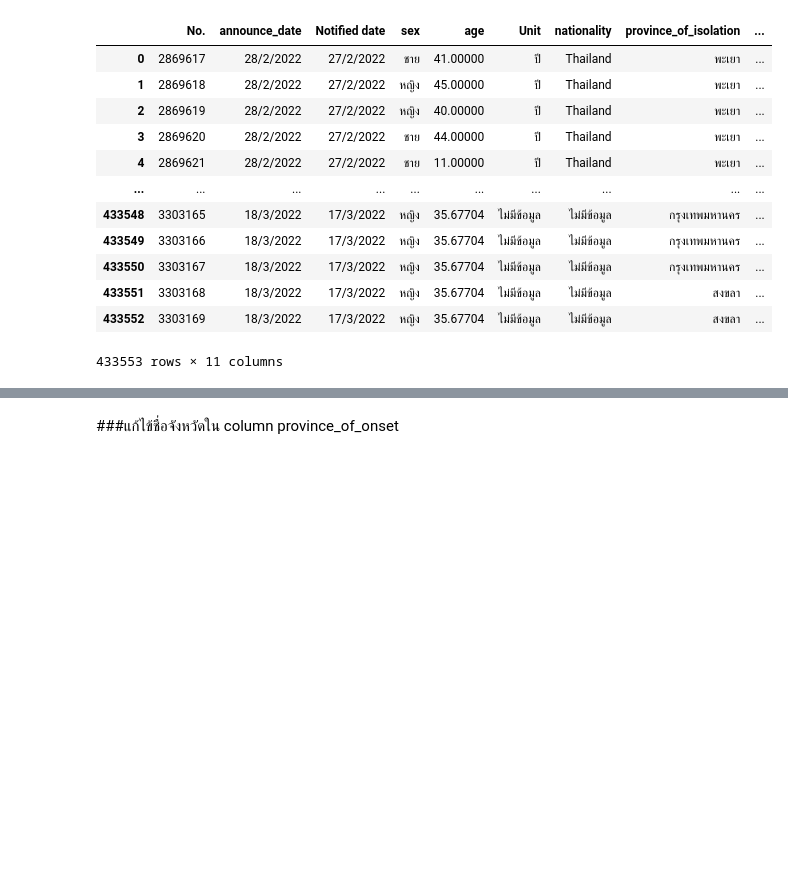
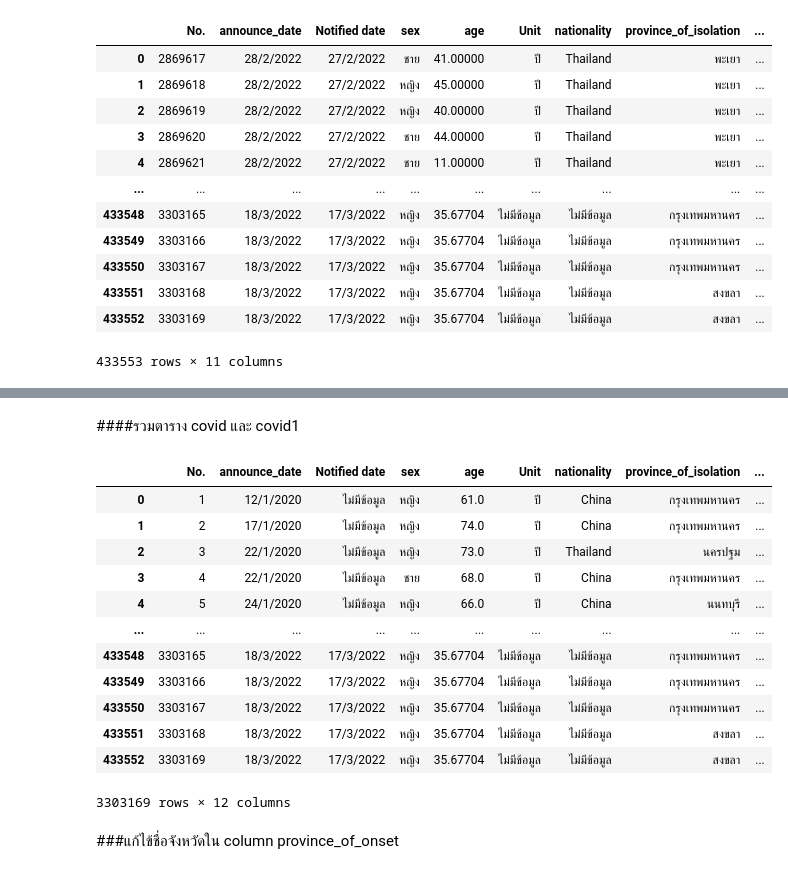
Before and after one commit to pondbaahh/data_viz_2022, a Jupyter notebook: Final_Project.ipynb, the cells around one changed output, grey strips where cells are left out. Drawn from its saved outputs; the diff is of its cells as text; code cells hidden in the pictures; blank space fills up the shorter version.

```diff
--- a/Final_Project.ipynb
+++ b/Final_Project.ipynb
@@ -379,3 +419,22 @@ data_covid_mean4
+# %% [markdown]
+####รวมตาราง covid และ covid1
+# %%
+confirm = pd.concat([covid ,covid1])  #รวมตาราง
+confirm
+# %% [output]
+|  | No. | announce_date | Notified date | sex | age | Unit | nationality | province_of_isolation | ... |
+| 0 | 1 | 12/1/2020 | ไม่มีข้อมูล | หญิง | 61.0 | ปี | China | กรุงเทพมหานคร | ... |
+| 1 | 2 | 17/1/2020 | ไม่มีข้อมูล | หญิง | 74.0 | ปี | China | กรุงเทพมหานคร | ... |
+| 2 | 3 | 22/1/2020 | ไม่มีข้อมูล | หญิง | 73.0 | ปี | Thailand | นครปฐม | ... |
+| 3 | 4 | 22/1/2020 | ไม่มีข้อมูล | ชาย | 68.0 | ปี | China | กรุงเทพมหานคร | ... |
+| 4 | 5 | 24/1/2020 | ไม่มีข้อมูล | หญิง | 66.0 | ปี | China | นนทบุรี | ... |
+| ... | ... | ... | ... | ... | ... | ... | ... | ... | ... |
+| 433548 | 3303165 | 18/3/2022 | 17/3/2022 | หญิง | 35.67704 | ไม่มีข้อมูล | ไม่มีข้อมูล | กรุงเทพมหานคร | ... |
+| 433549 | 3303166 | 18/3/2022 | 17/3/2022 | หญิง | 35.67704 | ไม่มีข้อมูล | ไม่มีข้อมูล | กรุงเทพมหานคร | ... |
+| 433550 | 3303167 | 18/3/2022 | 17/3/2022 | หญิง | 35.67704 | ไม่มีข้อมูล | ไม่มีข้อมูล | กรุงเทพมหานคร | ... |
+| 433551 | 3303168 | 18/3/2022 | 17/3/2022 | หญิง | 35.67704 | ไม่มีข้อมูล | ไม่มีข้อมูล | สงขลา | ... |
+| 433552 | 3303169 | 18/3/2022 | 17/3/2022 | หญิง | 35.67704 | ไม่มีข้อมูล | ไม่มีข้อมูล | สงขลา | ... |
+3303169 rows × 12 columns
 # %% [markdown]
 ###แก้ไข้ชื่อจังหวัดใน column province_of_onset
 # %%
```
Also changed, not shown: parts of 58 cells of this notebook.
